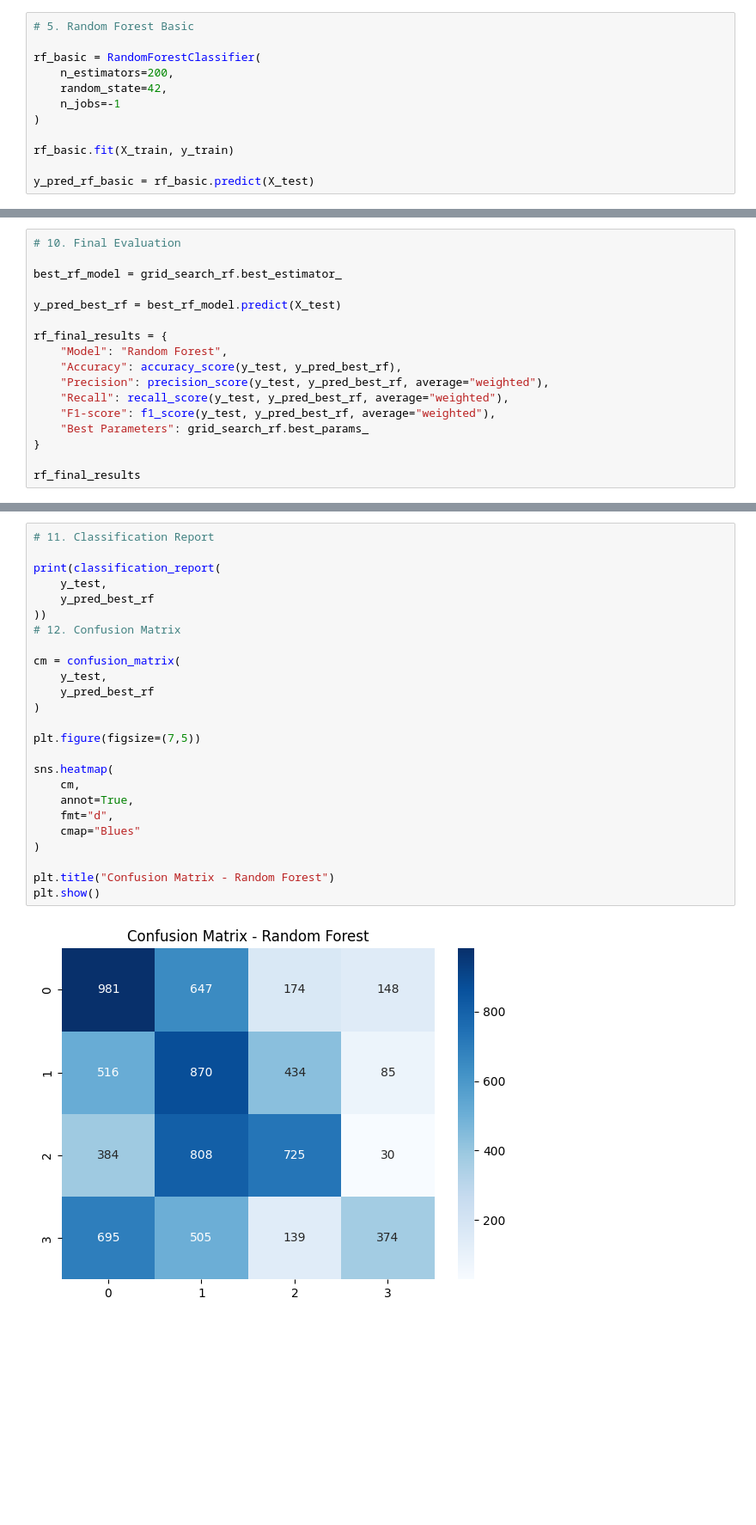
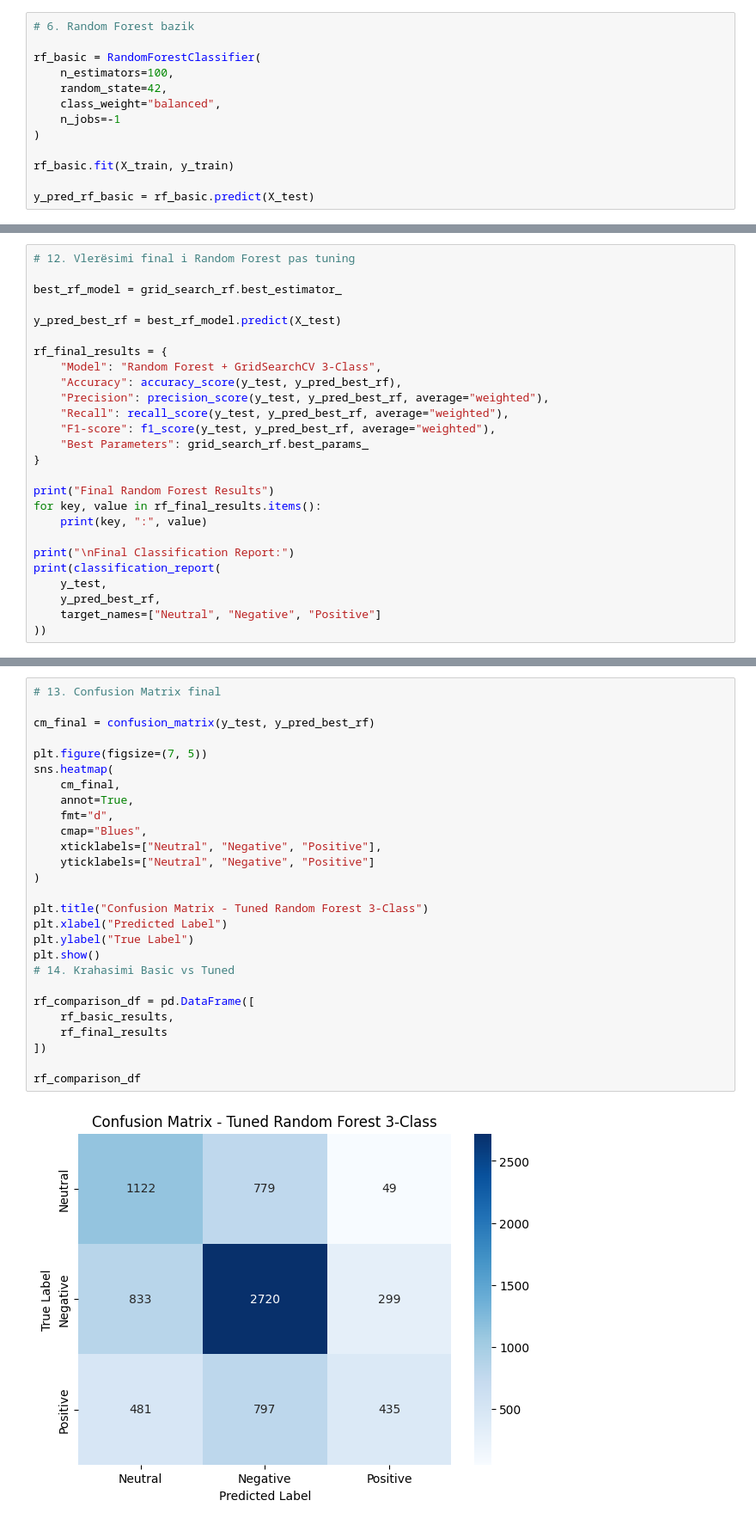
Before and after one commit to Gresita/NeuroSense, a Jupyter notebook: classification/random_forest.ipynb, the cells around one changed output, grey strips where cells are left out. Shown at 86% size. Drawn from its saved outputs; the diff is of its cells as text; blank space fills up the shorter version.

```diff
--- a/classification/random_forest.ipynb
+++ b/classification/random_forest.ipynb
@@ -61,9 +126,10 @@ Test: (7755, 355)
 # %%
-# 5. Random Forest Basic
+# 6. Random Forest bazik
 
 rf_basic = RandomForestClassifier(
-    n_estimators=200,
+    n_estimators=100,
     random_state=42,
+    class_weight="balanced",
     n_jobs=-1
 )
 
@@ -181,12 +280,12 @@ Fitting 3 folds for each of 48 candidates, totalling 144 fits
 # %%
-# 10. Final Evaluation
+# 12. Vlerësimi final i Random Forest pas tuning
 
 best_rf_model = grid_search_rf.best_estimator_
 
 y_pred_best_rf = best_rf_model.predict(X_test)
 
 rf_final_results = {
-    "Model": "Random Forest",
+    "Model": "Random Forest + GridSearchCV 3-Class",
     "Accuracy": accuracy_score(y_test, y_pred_best_rf),
     "Precision": precision_score(y_test, y_pred_best_rf, average="weighted"),
     "Recall": recall_score(y_test, y_pred_best_rf, average="weighted"),
@@ -194,5 +293,14 @@ rf_final_results = {
     "Best Parameters": grid_search_rf.best_params_
 }
 
-rf_final_results
+print("Final Random Forest Results")
+for key, value in rf_final_results.items():
+    print(key, ":", value)
+
+print("\nFinal Classification Report:")
+print(classification_report(
+    y_test,
+    y_pred_best_rf,
+    target_names=["Neutral", "Negative", "Positive"]
+))
 # %% [output]
@@ -209,28 +325,30 @@ weighted avg       0.44      0.39      0.39      7515
 # %%
-# 11. Classification Report
+# 13. Confusion Matrix final
 
-print(classification_report(
-    y_test,
-    y_pred_best_rf
-))
-# 12. Confusion Matrix
+cm_final = confusion_matrix(y_test, y_pred_best_rf)
 
-cm = confusion_matrix(
-    y_test,
-    y_pred_best_rf
+plt.figure(figsize=(7, 5))
+sns.heatmap(
+    cm_final,
+    annot=True,
+    fmt="d",
+    cmap="Blues",
+    xticklabels=["Neutral", "Negative", "Positive"],
+    yticklabels=["Neutral", "Negative", "Positive"]
 )
 
-plt.figure(figsize=(7,5))
+plt.title("Confusion Matrix - Tuned Random Forest 3-Class")
+plt.xlabel("Predicted Label")
+plt.ylabel("True Label")
+plt.show()
+# 14. Krahasimi Basic vs Tuned
 
-sns.heatmap(
-    cm,
-    annot=True,
-    fmt="d",
-    cmap="Blues"
-)
+rf_comparison_df = pd.DataFrame([
+    rf_basic_results,
+    rf_final_results
+])
 
-plt.title("Confusion Matrix - Random Forest")
-plt.show()
+rf_comparison_df
 # %% [output]
-[figure, old version]
+[figure, new version]
 |  | Model | Accuracy | Precision | Recall | F1-score | Best Parameters |
```
Also changed, not shown: parts of 12 cells of this notebook, 16 other files.
